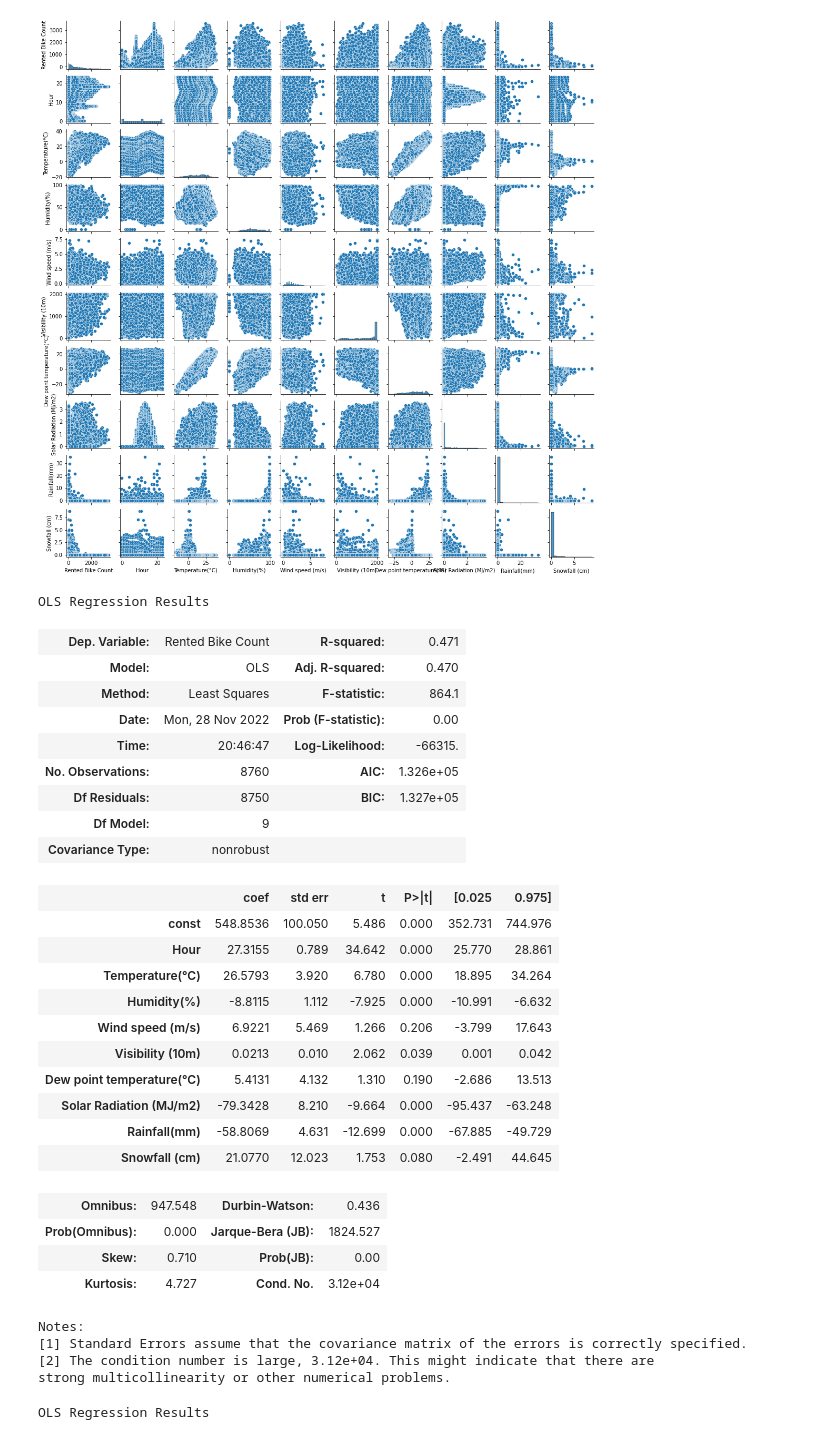
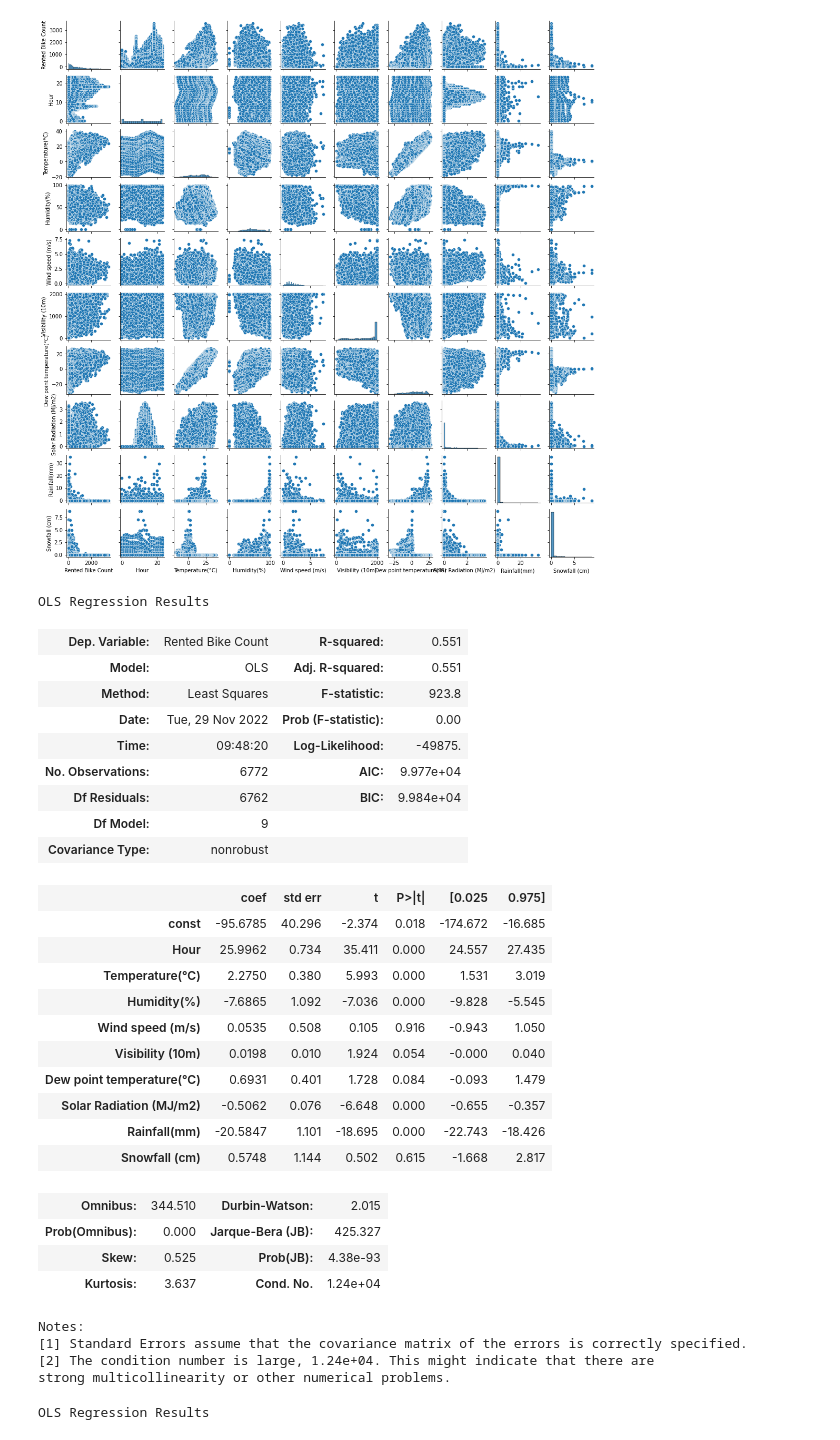
Before and after one commit to insper-classroom/22-2c-cd-p2-grupo_isa-mari_p2, a Jupyter notebook: Modelo_de_Predição_.ipynb, the cells around one changed output. Saved outputs shown, nothing was run; the diff lists cells and outputs as text; code cells hidden in the pictures.

```diff
--- a/Modelo_de_Predição_.ipynb
+++ b/Modelo_de_Predição_.ipynb
@@ -87,37 +98,37 @@ def regress(Y,X):
 # %%
-X = bikes[['Hour', 'Temperature(°C)', 'Humidity(%)', 'Wind speed (m/s)', 'Visibility (10m)', 'Dew point temperature(°C)', "Solar Radiation (MJ/m2)", "Rainfall(mm)", "Snowfall (cm)"]]
-Y = bikes['Rented Bike Count']
-results = regress(Y,X)
+a = X_train[['Hour', 'Temperature(°C)', 'Humidity(%)', 'Wind speed (m/s)', 'Visibility (10m)', 'Dew point temperature(°C)', "Solar Radiation (MJ/m2)", "Rainfall(mm)", "Snowfall (cm)"]]
+b = y_train
+results = regress(b,a)
 results.summary()
 # %% [output]
 OLS Regression Results
-| Dep. Variable: | Rented Bike Count | R-squared: | 0.471 |
-| Model: | OLS | Adj. R-squared: | 0.470 |
-| Method: | Least Squares | F-statistic: | 864.1 |
-| Date: | Mon, 28 Nov 2022 | Prob (F-statistic): | 0.00 |
-| Time: | 20:46:47 | Log-Likelihood: | -66315. |
-| No. Observations: | 8760 | AIC: | 1.326e+05 |
-| Df Residuals: | 8750 | BIC: | 1.327e+05 |
+| Dep. Variable: | Rented Bike Count | R-squared: | 0.551 |
+| Model: | OLS | Adj. R-squared: | 0.551 |
+| Method: | Least Squares | F-statistic: | 923.8 |
+| Date: | Tue, 29 Nov 2022 | Prob (F-statistic): | 0.00 |
+| Time: | 09:48:20 | Log-Likelihood: | -49875. |
+| No. Observations: | 6772 | AIC: | 9.977e+04 |
+| Df Residuals: | 6762 | BIC: | 9.984e+04 |
 | Df Model: | 9 |  |  |
 | Covariance Type: | nonrobust |  |  |
 |  | coef | std err | t | P>|t| | [0.025 | 0.975] |
-| const | 548.8536 | 100.050 | 5.486 | 0.000 | 352.731 | 744.976 |
-| Hour | 27.3155 | 0.789 | 34.642 | 0.000 | 25.770 | 28.861 |
-| Temperature(°C) | 26.5793 | 3.920 | 6.780 | 0.000 | 18.895 | 34.264 |
-| Humidity(%) | -8.8115 | 1.112 | -7.925 | 0.000 | -10.991 | -6.632 |
-| Wind speed (m/s) | 6.9221 | 5.469 | 1.266 | 0.206 | -3.799 | 17.643 |
-| Visibility (10m) | 0.0213 | 0.010 | 2.062 | 0.039 | 0.001 | 0.042 |
-| Dew point temperature(°C) | 5.4131 | 4.132 | 1.310 | 0.190 | -2.686 | 13.513 |
-| Solar Radiation (MJ/m2) | -79.3428 | 8.210 | -9.664 | 0.000 | -95.437 | -63.248 |
-| Rainfall(mm) | -58.8069 | 4.631 | -12.699 | 0.000 | -67.885 | -49.729 |
-| Snowfall (cm) | 21.0770 | 12.023 | 1.753 | 0.080 | -2.491 | 44.645 |
+| const | -95.6785 | 40.296 | -2.374 | 0.018 | -174.672 | -16.685 |
+| Hour | 25.9962 | 0.734 | 35.411 | 0.000 | 24.557 | 27.435 |
+| Temperature(°C) | 2.2750 | 0.380 | 5.993 | 0.000 | 1.531 | 3.019 |
+| Humidity(%) | -7.6865 | 1.092 | -7.036 | 0.000 | -9.828 | -5.545 |
+| Wind speed (m/s) | 0.0535 | 0.508 | 0.105 | 0.916 | -0.943 | 1.050 |
+| Visibility (10m) | 0.0198 | 0.010 | 1.924 | 0.054 | -0.000 | 0.040 |
+| Dew point temperature(°C) | 0.6931 | 0.401 | 1.728 | 0.084 | -0.093 | 1.479 |
+| Solar Radiation (MJ/m2) | -0.5062 | 0.076 | -6.648 | 0.000 | -0.655 | -0.357 |
+| Rainfall(mm) | -20.5847 | 1.101 | -18.695 | 0.000 | -22.743 | -18.426 |
+| Snowfall (cm) | 0.5748 | 1.144 | 0.502 | 0.615 | -1.668 | 2.817 |
-| Omnibus: | 947.548 | Durbin-Watson: | 0.436 |
-| Prob(Omnibus): | 0.000 | Jarque-Bera (JB): | 1824.527 |
-| Skew: | 0.710 | Prob(JB): | 0.00 |
-| Kurtosis: | 4.727 | Cond. No. | 3.12e+04 |
+| Omnibus: | 344.510 | Durbin-Watson: | 2.015 |
+| Prob(Omnibus): | 0.000 | Jarque-Bera (JB): | 425.327 |
+| Skew: | 0.525 | Prob(JB): | 4.38e-93 |
+| Kurtosis: | 3.637 | Cond. No. | 1.24e+04 |
 Notes:
 [1] Standard Errors assume that the covariance matrix of the errors is correctly specified.
-[2] The condition number is large, 3.12e+04. This might indicate that there are
+[2] The condition number is large, 1.24e+04. This might indicate that there are
 strong multicollinearity or other numerical problems.
 # %%
 X = bikes[['Hour', 'Temperature(°C)', 'Humidity(%)', 'Visibility (10m)', 'Dew point temperature(°C)', "Solar Radiation (MJ/m2)", "Rainfall(mm)", "Snowfall (cm)"]]
```
Also changed, not shown: parts of 13 cells of this notebook.
